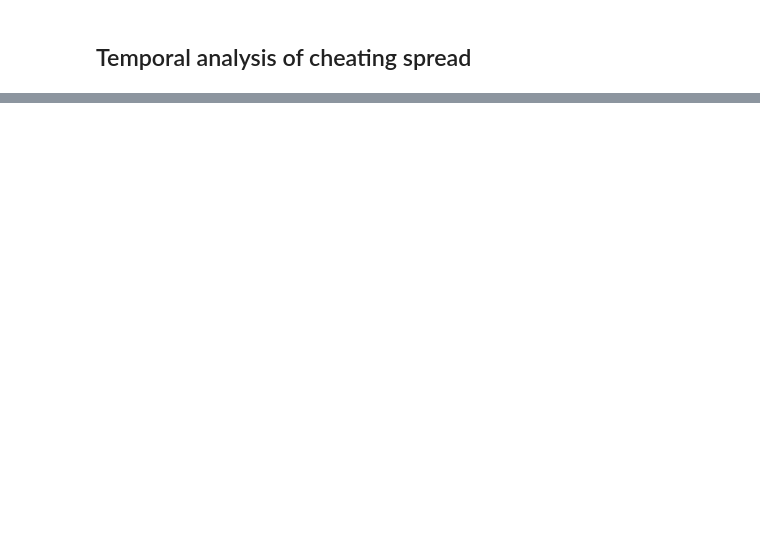
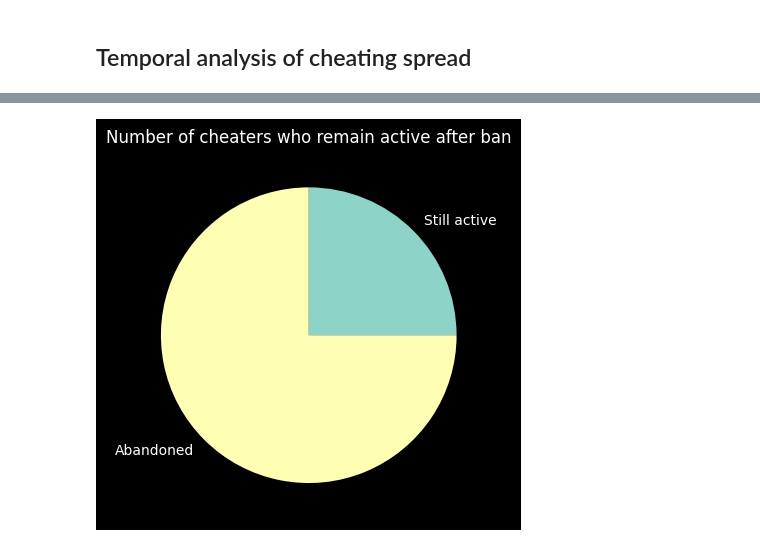
Before and after one commit to Aryyt/steam_cheater_network_analysis, a Jupyter notebook: BloomsWorkspace.ipynb, the cells around one changed output, grey strips where cells are left out. Drawn from its saved outputs; the diff is of its cells as text; code cells hidden in the pictures; blank space fills up the shorter version.

```diff
--- a/BloomsWorkspace.ipynb
+++ b/BloomsWorkspace.ipynb
@@ -234,0 +259,34 @@ By plotting the number of cheaters
+# %%
+from pandas import isnull
+
+
+cheaters = data.loc[(data["NumberOfVACBans"] + data["NumberOfGameBans"]) > 0, :]
+
+
+def isActive(x: dict[str, Any]):
+    if x["NumberOfVACBans"] + x["NumberOfGameBans"] > 1:
+        return True
+
+    if not pandas.isnull(x["gameid"]) :
+        return True
+
+    recentlyPlayed: dict[str, Any] = x["recentlyPlayed"]
+
+    activity =  recentlyPlayed.get("total_count", 0) > 0
+
+
+    return activity
+
+
+numberOfCheaters = len(cheaters)
+activeCheaters= cheaters.apply(isActive, axis=1)
+
+numberOfActiveCheaters : int = activeCheaters.values.sum() # type:ignore
+numberOfInactiveCheaters : int = numberOfCheaters - numberOfActiveCheaters
+
+
+plt.pie([numberOfActiveCheaters, numberOfInactiveCheaters], labels=["Still active", "Abandoned"])
+plt.title("Number of cheaters who remain active after ban")
+plt.show()
+# %% [output]
+[figure, added]
```
Also changed, not shown: parts of 22 cells of this notebook.
